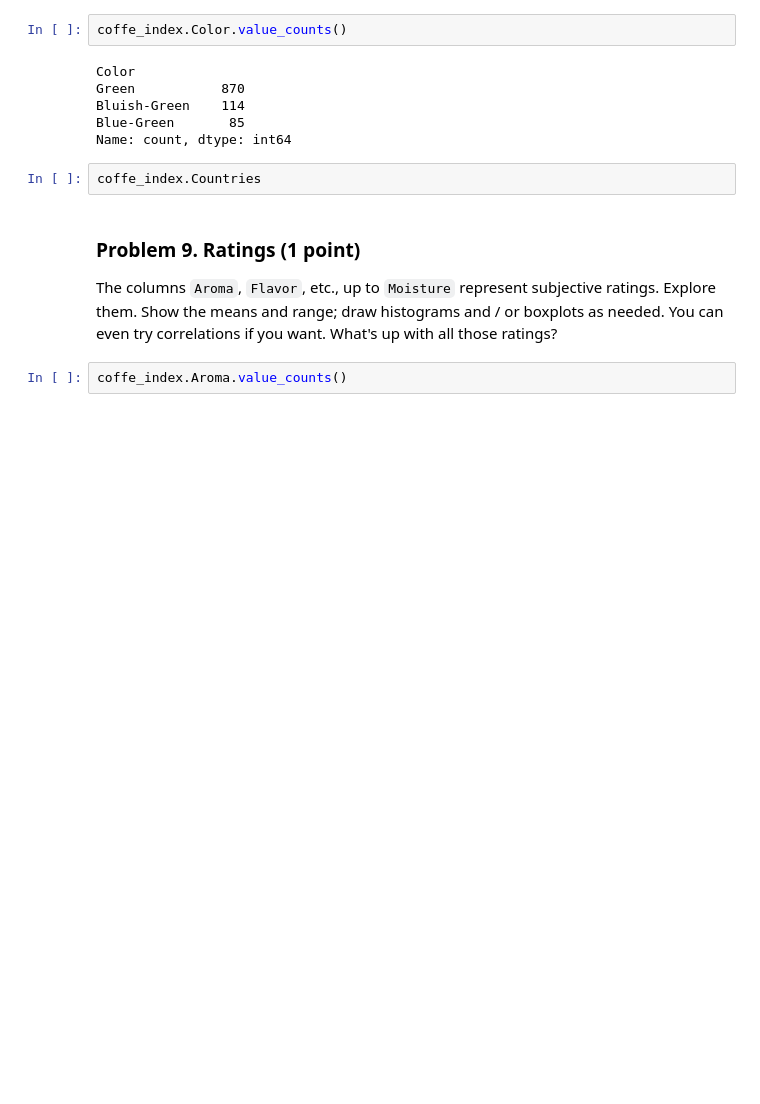
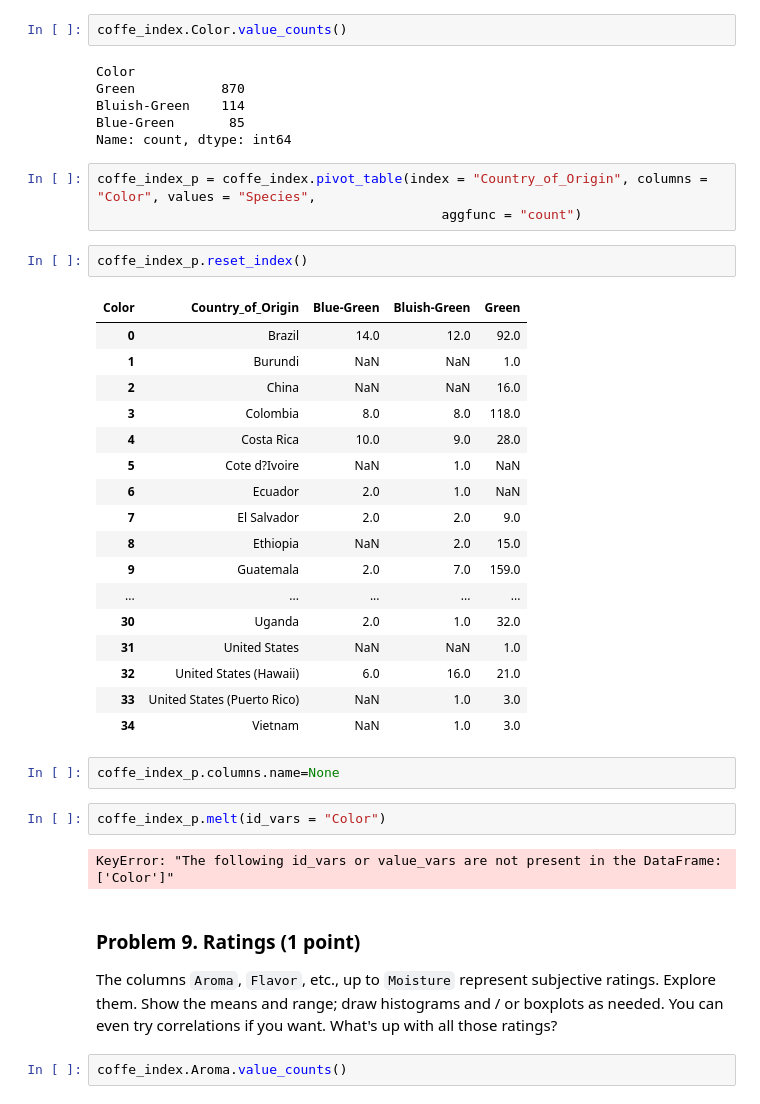
Before and after one commit to i11g/Data-Tidying, a Jupyter notebook: Data Tidying and Cleaning Lab.ipynb, the cells around one changed output. Saved outputs shown, nothing was run; the diff lists cells and outputs as text; blank space fills up the shorter version.

```diff
--- a/Data Tidying and Cleaning Lab.ipynb
+++ b/Data Tidying and Cleaning Lab.ipynb
@@ -473,8 +473,35 @@ Green           870
 Bluish-Green    114
 Blue-Green       85
 Name: count, dtype: int64
-# %%
-coffe_index.Countries
+# %%
+coffe_index_p = coffe_index.pivot_table(index = "Country_of_Origin", columns = "Color", values = "Species",
+                                            aggfunc = "count")
+# %%
+coffe_index_p.reset_index()
+# %% [output]
+| Color | Country_of_Origin | Blue-Green | Bluish-Green | Green |
+| 0 | Brazil | 14.0 | 12.0 | 92.0 |
+| 1 | Burundi | NaN | NaN | 1.0 |
+| 2 | China | NaN | NaN | 16.0 |
+| 3 | Colombia | 8.0 | 8.0 | 118.0 |
+| 4 | Costa Rica | 10.0 | 9.0 | 28.0 |
+| 5 | Cote d?Ivoire | NaN | 1.0 | NaN |
+| 6 | Ecuador | 2.0 | 1.0 | NaN |
+| 7 | El Salvador | 2.0 | 2.0 | 9.0 |
+| 8 | Ethiopia | NaN | 2.0 | 15.0 |
+| 9 | Guatemala | 2.0 | 7.0 | 159.0 |
+| ... | ... | ... | ... | ... |
+| 30 | Uganda | 2.0 | 1.0 | 32.0 |
+| 31 | United States | NaN | NaN | 1.0 |
+| 32 | United States (Hawaii) | 6.0 | 16.0 | 21.0 |
+| 33 | United States (Puerto Rico) | NaN | 1.0 | 3.0 |
+| 34 | Vietnam | NaN | 1.0 | 3.0 |
+# %%
+coffe_index_p.columns.name=None
+# %%
+coffe_index_p.melt(id_vars = "Color")
+# %% [output]
+KeyError: "The following id_vars or value_vars are not present in the DataFrame: ['Color']"
 # %% [markdown]
 ### Problem 9. Ratings (1 point)
 The columns `Aroma`, `Flavor`, etc., up to `Moisture` represent subjective ratings. Explore them. Show the means and range; draw histograms and / or boxplots as needed. You can even try correlations if you want. What's up with all those ratings?
```
Also changed, not shown: parts of 5 cells of this notebook, 1 other file.
